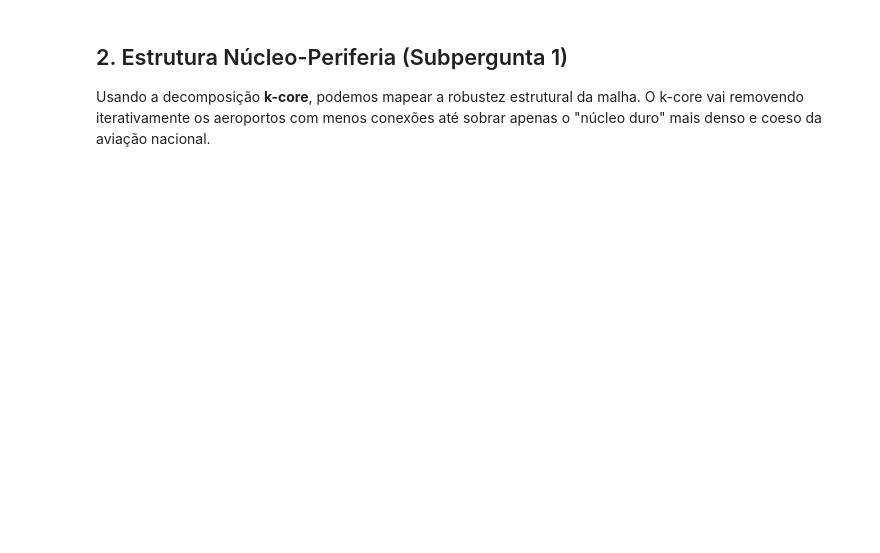
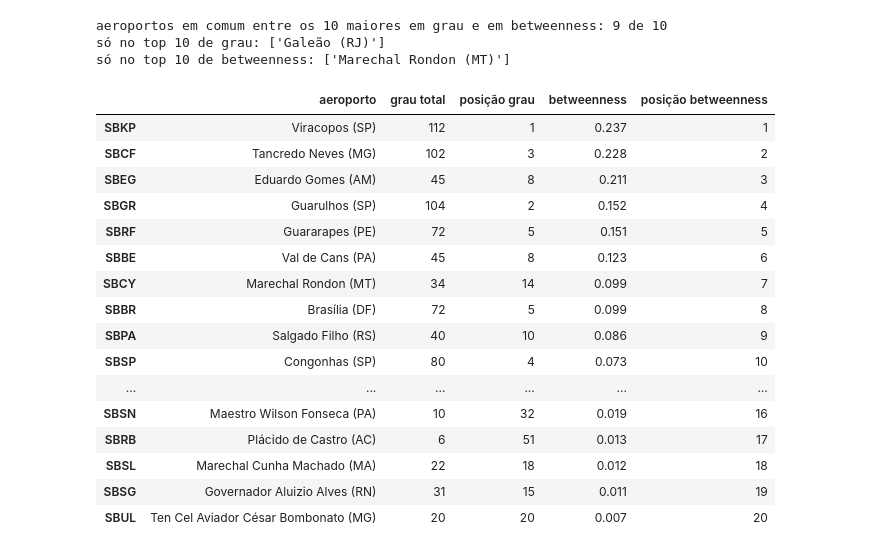
Before and after one commit to renanaqn/malha-aerea-grafo, a Jupyter notebook: notebooks/02_hipoteses_e_centralidades.ipynb, the cells around one changed output. Cells and saved outputs as stored; diff of their text form; code cells hidden in the pictures; blank space fills up the shorter version.

```diff
--- a/notebooks/02_hipoteses_e_centralidades.ipynb
+++ b/notebooks/02_hipoteses_e_centralidades.ipynb
@@ -84,4 +63,35 @@ display(pontes[["aeroporto", "betweenness", "grau total"]].head(10))
-# %% [markdown]
-## 2. Estrutura Núcleo-Periferia (Subpergunta 1)
-
-Usando a decomposição **k-core**, podemos mapear a robustez estrutural da malha. O k-core vai removendo iterativamente os aeroportos com menos conexões até sobrar apenas o "núcleo duro" mais denso e coeso da aviação nacional.
+# %%
+df_topologia = tabela_graus(G_ref).join(calcular_centralidades(G_ref))
+df_topologia.insert(0, "aeroporto", [nome_curto(G_ref, n) for n in df_topologia.index])
+df_topologia["posição grau"] = df_topologia["grau total"].rank(ascending=False, method="min").astype(int)
+df_topologia["posição betweenness"] = df_topologia["betweenness"].rank(ascending=False, method="min").astype(int)
+
+top10_grau = set(df_topologia.nsmallest(10, "posição grau").index)
+top10_bet = set(df_topologia.nsmallest(10, "posição betweenness").index)
+print(f"aeroportos em comum entre os 10 maiores em grau e em betweenness: {len(top10_grau & top10_bet)} de 10")
+print("só no top 10 de grau:", [nome_curto(G_ref, n) for n in top10_grau - top10_bet])
+print("só no top 10 de betweenness:", [nome_curto(G_ref, n) for n in top10_bet - top10_grau])
+
+colunas = ["aeroporto", "grau total", "posição grau", "betweenness", "posição betweenness"]
+df_topologia.sort_values("betweenness", ascending=False)[colunas].head(20)
+# %% [output]
+aeroportos em comum entre os 10 maiores em grau e em betweenness: 9 de 10
+só no top 10 de grau: ['Galeão (RJ)']
+só no top 10 de betweenness: ['Marechal Rondon (MT)']
+|  | aeroporto | grau total | posição grau | betweenness | posição betweenness |
+| SBKP | Viracopos (SP) | 112 | 1 | 0.237 | 1 |
+| SBCF | Tancredo Neves (MG) | 102 | 3 | 0.228 | 2 |
+| SBEG | Eduardo Gomes (AM) | 45 | 8 | 0.211 | 3 |
+| SBGR | Guarulhos (SP) | 104 | 2 | 0.152 | 4 |
+| SBRF | Guararapes (PE) | 72 | 5 | 0.151 | 5 |
+| SBBE | Val de Cans (PA) | 45 | 8 | 0.123 | 6 |
+| SBCY | Marechal Rondon (MT) | 34 | 14 | 0.099 | 7 |
+| SBBR | Brasília (DF) | 72 | 5 | 0.099 | 8 |
+| SBPA | Salgado Filho (RS) | 40 | 10 | 0.086 | 9 |
+| SBSP | Congonhas (SP) | 80 | 4 | 0.073 | 10 |
+| ... | ... | ... | ... | ... | ... |
+| SBSN | Maestro Wilson Fonseca (PA) | 10 | 32 | 0.019 | 16 |
+| SBRB | Plácido de Castro (AC) | 6 | 51 | 0.013 | 17 |
+| SBSL | Marechal Cunha Machado (MA) | 22 | 18 | 0.012 | 18 |
+| SBSG | Governador Aluizio Alves (RN) | 31 | 15 | 0.011 | 19 |
+| SBUL | Ten Cel Aviador César Bombonato (MG) | 20 | 20 | 0.007 | 20 |
```
Also changed, not shown: parts of 30 cells of this notebook, 6 other files.
